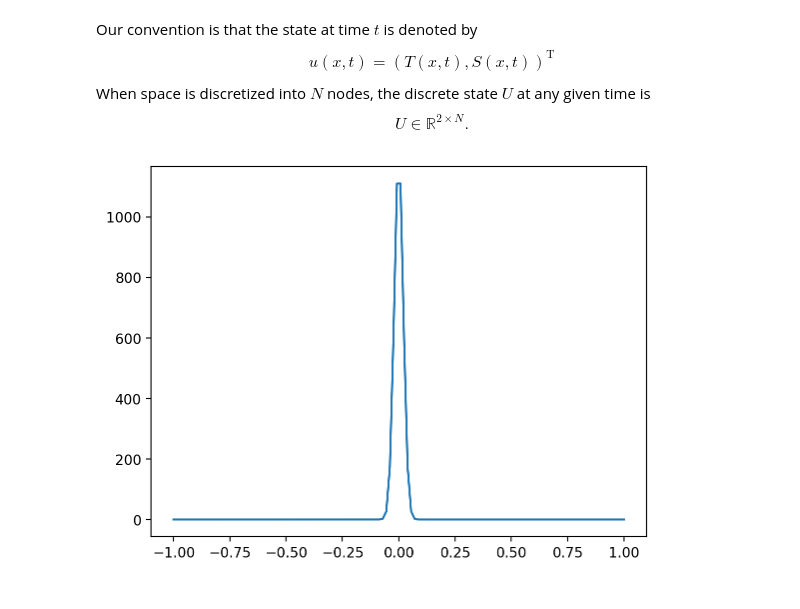
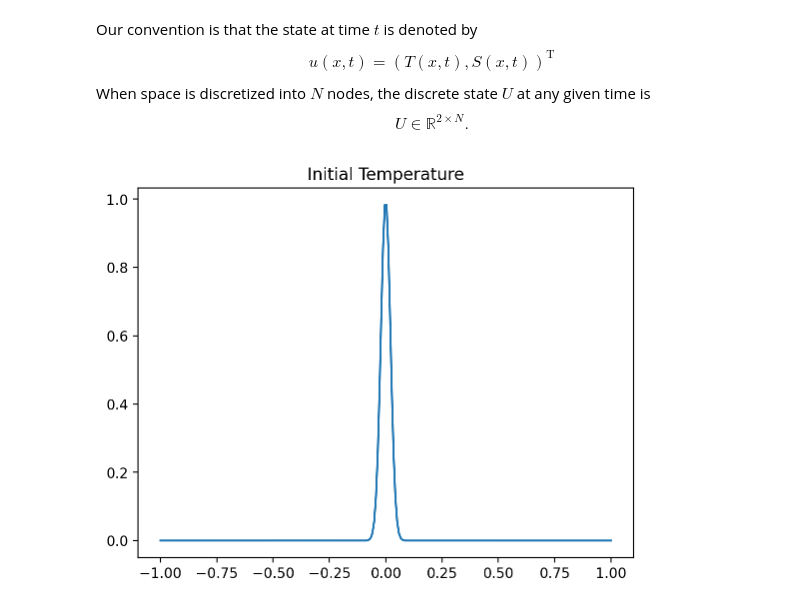
Before and after one commit to ageorgemorgan/wildfire_rd, a Jupyter notebook: mandel_model_simulation_1d.ipynb, the cells around one changed output. Drawn from its saved outputs; the diff is of its cells as text; code cells hidden in the pictures.

```diff
--- a/mandel_model_simulation_1d.ipynb
+++ b/mandel_model_simulation_1d.ipynb
@@ -23,22 +33,15 @@ with $T(x,t)$ satisfy homogeneous Dirichlet BCs (fixed ambient reference tempera
 # %%
 # define parameters
-# mu = 2.7e-2 # mu=0.1 works rn too!
-# beta = 0.4829
+k = 1.
+A = 1.
+B = 1.
+C = 0.
+CS = 1.
 
-k = (2.136e-1)/(500**2)
+tmax = 0.015 #2.3e3 # time to run simulation up to
 
-A = 1.8793e2
-
-B = 5.5849e2
-
-C = 4.8372e-5
-
-CS = 1.625e-1
-
-tmax = 2.3e3 # time to run simulation up to
-
-# first, let's just set domain to be [-1,1] for simplicity, so I don't have to screw with my
-# Chebyshev stuff
+# Choose spatial resolution.
+N = 2**8 # spatial resolution
 # %%
 # First, let's make sure we can resolve the Arrhenius reaction term properly...
 # it's smooth but not analytic!
@@ -82,19 +73,18 @@ $$
 # define initial states
 def initial_state(x):
 
-    TC = 1.2e3
-    width = 10.*np.sqrt(2)/500
-    T0 = TC*np.exp(-(x/width)**2)
+    width = 0.03
+    T0 = 1.*np.exp(-(x/width)**2)
 
-    S0 = 1.-0.99*np.exp(-(x/width)**2)
-
-    #S0 = np.zeros_like(x, dtype=float)
+    S0 = np.ones_like(x)
+    S0[np.abs(x)>0.75] = 0.
 
     return np.array([T0, S0]) # output as a 2*length(x) array
 # %%
-xx = np.linspace(-1,1, num=128, endpoint=True)
+xx = np.linspace(-1,1, num=N, endpoint=True)
 yy = initial_state(xx)[0]
 plt.plot(xx,yy)
+plt.title('Initial Temperature')
 plt.show()
 # %% [output]
-[figure, old version]
+[figure, new version]
```
Also changed, not shown: parts of 19 cells of this notebook.
